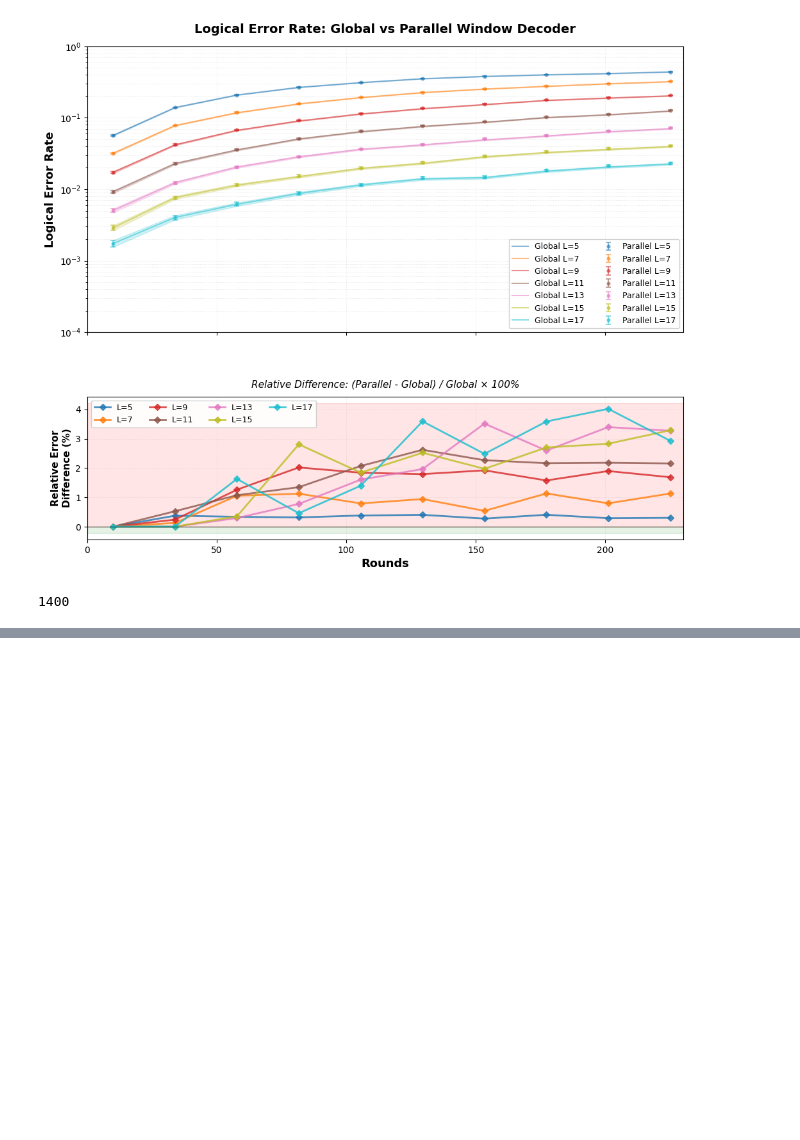
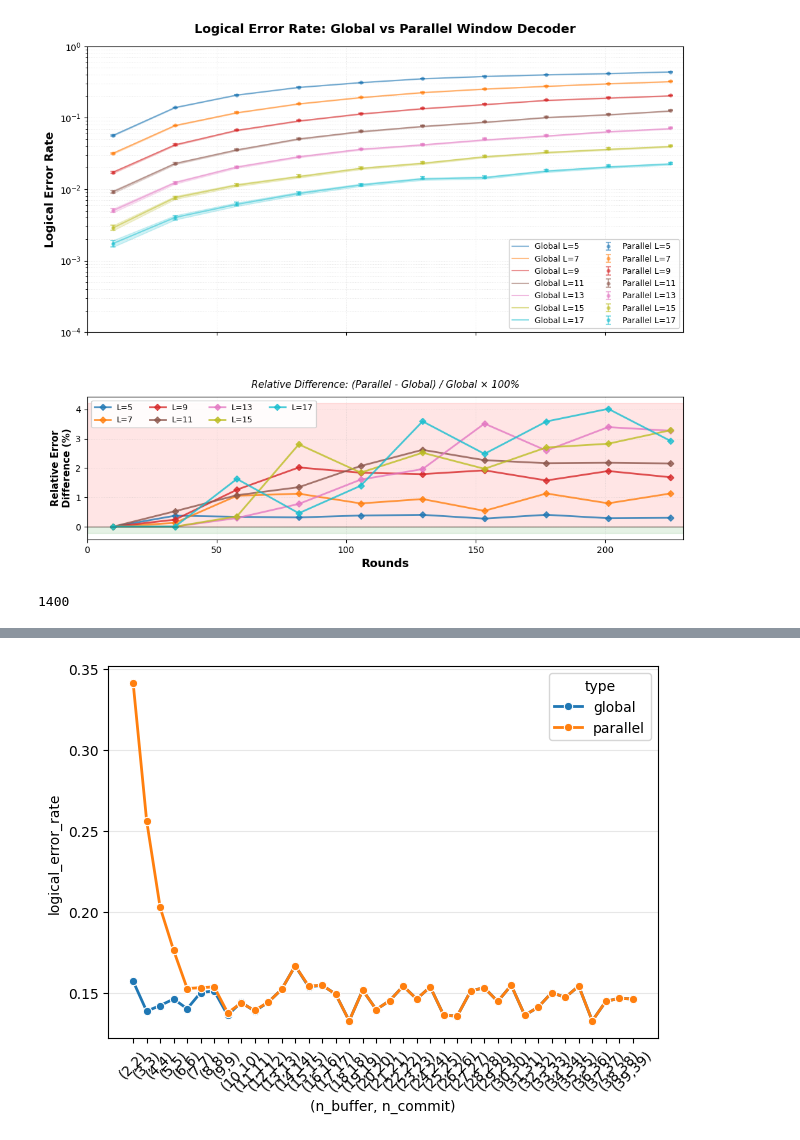
Before and after one commit to cdylpp/parallel_decoder, a Jupyter notebook: src/notebook.ipynb, the cells around one changed output, grey strips where cells are left out. Drawn from its saved outputs; the diff is of its cells as text; code cells hidden in the pictures; blank space fills up the shorter version.

```diff
--- a/src/notebook.ipynb
+++ b/src/notebook.ipynb
@@ -152,7 +152,7 @@ def run_parallel_decoder(circuit: stim.Circuit, dem: stim.DetectorErrorModel, sy
 # %%
 r += 1
 physical_error_rate = 0.02 # physical error rate of 2%
-distances = [5, 7, 9, 11, 13, 15, 17]
+distances = [5, 7] #9, 11, 13, 15, 17]
 rounds = np.linspace(25,225,10)
 shots=50
 correlated = False
@@ -227,0 +279,33 @@ plot(df, shots2)
+# %%
+import stim
+import pymatching
+import pandas as pd
+import seaborn as sns
+from utils import run_parallel_decoder
+from noise import NoiseModel
+
+distances = [11]
+window_sizes = [(i,i) for i in range(2, 40, 1)]
+
+data = []
+cols = ['lattice_size','n_commit','n_buffer','logical_error_rate','time','type']
+p = 0.02
+noise_model = NoiseModel(
+    after_clifford_depolarization=0.0,
+    after_reset_flip_probability=p,
+    before_measure_flip_probability=p,
+    before_round_data_depolarization=p
+)
+for d in distances:
+    for (n_com, n_buf) in window_sizes:
+        circ = stim.Circuit.generated(
+            "surface_code:rotated_memory_z", distance=d, rounds=100, **noise_model.get_params())
+        ler_global, ler_parallel = run_parallel_decoder(circ, d, shots=1000, mode="barrier", n_buffer=n_buf, n_commit=n_com)
+        data.append([d, n_com, n_buf, ler_global, 1, 'global'])
+        data.append([d, n_com, n_buf, ler_parallel, 1, 'parallel'])
+
+df = pd.DataFrame(data, columns=cols)
+# %%
+plot_ler_by_window(df)
+# %% [output]
+[figure, added]
```
Also changed, not shown: parts of 3 cells of this notebook.
